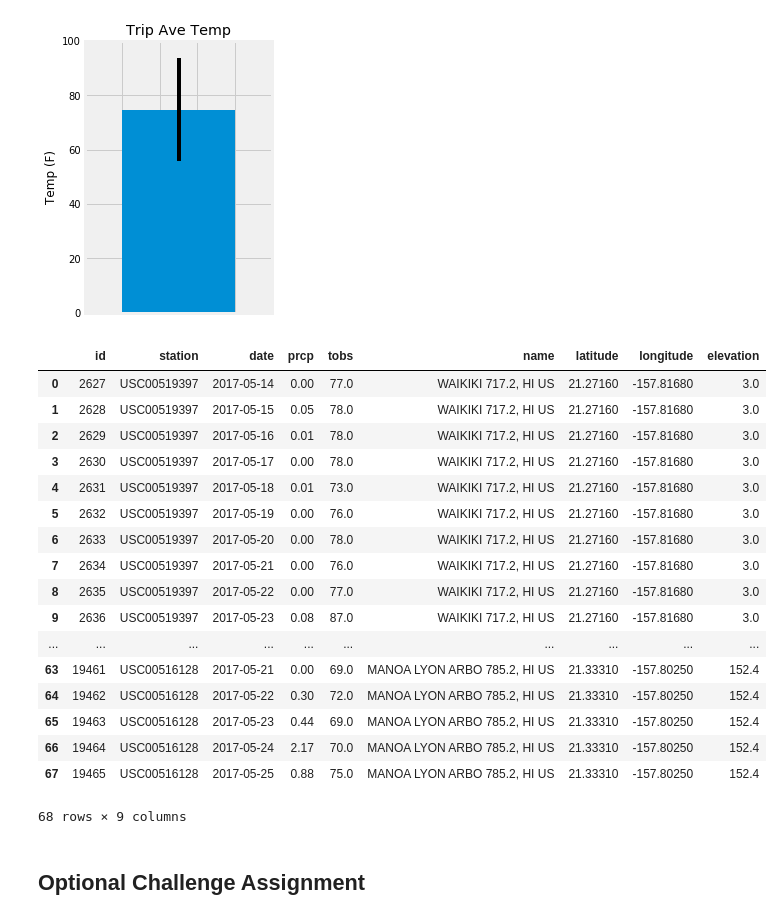
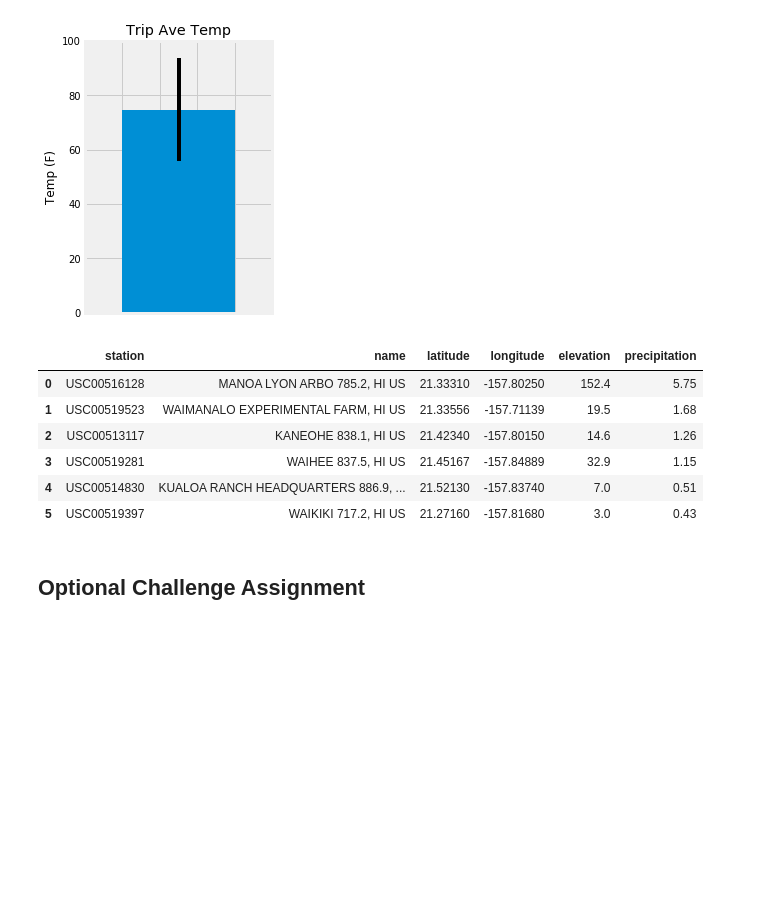
Before and after one commit to jtomines/DataAnalytics, a Jupyter notebook: Submit/Unit08Assignment/JTomines_Climate.ipynb, the cells around one changed output. Drawn from its saved outputs; the diff is of its cells as text; code cells hidden in the pictures; blank space fills up the shorter version.

```diff
--- a/Submit/Unit08Assignment/JTomines_Climate.ipynb
+++ b/Submit/Unit08Assignment/JTomines_Climate.ipynb
@@ -260,28 +260,19 @@ plt.plot
 # %%
 # Calculate the rainfall per weather station for your trip dates using the previous year's matching dates.
 # Sort this in descending order by precipitation amount and list the station, name, latitude, longitude, and elevation
-trip_rainfall_df = pd.read_sql(session.query(Measurement, Station.name, Station.latitude, Station.longitude, Station.elevation).filter(Measurement.station == Station.station).filter(Measurement.date >= trip_start).filter(Measurement.date <= trip_end).statement, session.bind)
+trip_rainfall_df = pd.read_sql(session.query(Measurement.station, Station.name, Station.latitude, Station.longitude, Station.elevation, Measurement.prcp).filter(Measurement.station == Station.station).filter(Measurement.date >= trip_start).filter(Measurement.date <= trip_end).statement, session.bind)
 
-trip_rainfall_df
+grp_trip_df = pd.DataFrame(trip_rainfall_df.groupby(['station', 'name', 'latitude', 'longitude', 'elevation'])['prcp'].sum()).\
+                  rename(columns= {'prcp':'precipitation'}).sort_values('precipitation', ascending=False).reset_index()
+grp_trip_df
 # %% [output]
-|  | id | station | date | prcp | tobs | name | latitude | longitude | elevation |
-| 0 | 2627 | USC00519397 | 2017-05-14 | 0.00 | 77.0 | WAIKIKI 717.2, HI US | 21.27160 | -157.81680 | 3.0 |
-| 1 | 2628 | USC00519397 | 2017-05-15 | 0.05 | 78.0 | WAIKIKI 717.2, HI US | 21.27160 | -157.81680 | 3.0 |
-| 2 | 2629 | USC00519397 | 2017-05-16 | 0.01 | 78.0 | WAIKIKI 717.2, HI US | 21.27160 | -157.81680 | 3.0 |
-| 3 | 2630 | USC00519397 | 2017-05-17 | 0.00 | 78.0 | WAIKIKI 717.2, HI US | 21.27160 | -157.81680 | 3.0 |
-| 4 | 2631 | USC00519397 | 2017-05-18 | 0.01 | 73.0 | WAIKIKI 717.2, HI US | 21.27160 | -157.81680 | 3.0 |
-| 5 | 2632 | USC00519397 | 2017-05-19 | 0.00 | 76.0 | WAIKIKI 717.2, HI US | 21.27160 | -157.81680 | 3.0 |
-| 6 | 2633 | USC00519397 | 2017-05-20 | 0.00 | 78.0 | WAIKIKI 717.2, HI US | 21.27160 | -157.81680 | 3.0 |
-| 7 | 2634 | USC00519397 | 2017-05-21 | 0.00 | 76.0 | WAIKIKI 717.2, HI US | 21.27160 | -157.81680 | 3.0 |
-| 8 | 2635 | USC00519397 | 2017-05-22 | 0.00 | 77.0 | WAIKIKI 717.2, HI US | 21.27160 | -157.81680 | 3.0 |
-| 9 | 2636 | USC00519397 | 2017-05-23 | 0.08 | 87.0 | WAIKIKI 717.2, HI US | 21.27160 | -157.81680 | 3.0 |
-| ... | ... | ... | ... | ... | ... | ... | ... | ... | ... |
-| 63 | 19461 | USC00516128 | 2017-05-21 | 0.00 | 69.0 | MANOA LYON ARBO 785.2, HI US | 21.33310 | -157.80250 | 152.4 |
-| 64 | 19462 | USC00516128 | 2017-05-22 | 0.30 | 72.0 | MANOA LYON ARBO 785.2, HI US | 21.33310 | -157.80250 | 152.4 |
-| 65 | 19463 | USC00516128 | 2017-05-23 | 0.44 | 69.0 | MANOA LYON ARBO 785.2, HI US | 21.33310 | -157.80250 | 152.4 |
-| 66 | 19464 | USC00516128 | 2017-05-24 | 2.17 | 70.0 | MANOA LYON ARBO 785.2, HI US | 21.33310 | -157.80250 | 152.4 |
-| 67 | 19465 | USC00516128 | 2017-05-25 | 0.88 | 75.0 | MANOA LYON ARBO 785.2, HI US | 21.33310 | -157.80250 | 152.4 |
+|  | station | name | latitude | longitude | elevation | precipitation |
+| 0 | USC00516128 | MANOA LYON ARBO 785.2, HI US | 21.33310 | -157.80250 | 152.4 | 5.75 |
+| 1 | USC00519523 | WAIMANALO EXPERIMENTAL FARM, HI US | 21.33556 | -157.71139 | 19.5 | 1.68 |
+| 2 | USC00513117 | KANEOHE 838.1, HI US | 21.42340 | -157.80150 | 14.6 | 1.26 |
+| 3 | USC00519281 | WAIHEE 837.5, HI US | 21.45167 | -157.84889 | 32.9 | 1.15 |
+| 4 | USC00514830 | KUALOA RANCH HEADQUARTERS 886.9, ... | 21.52130 | -157.83740 | 7.0 | 0.51 |
+| 5 | USC00519397 | WAIKIKI 717.2, HI US | 21.27160 | -157.81680 | 3.0 | 0.43 |
-68 rows × 9 columns
 # %% [markdown]
 ## Optional Challenge Assignment
 # %%
```
Also changed, not shown: parts of 2 cells of this notebook, 7 other files.
